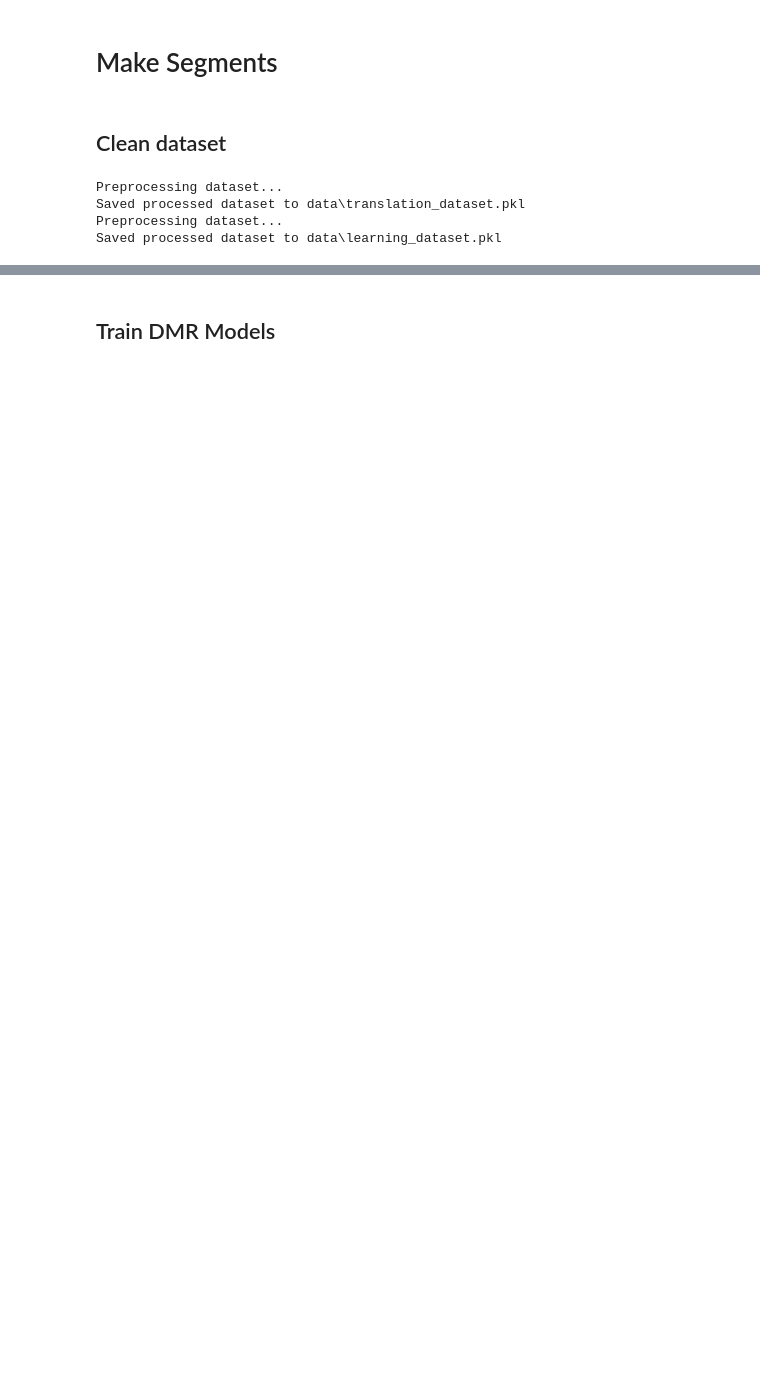
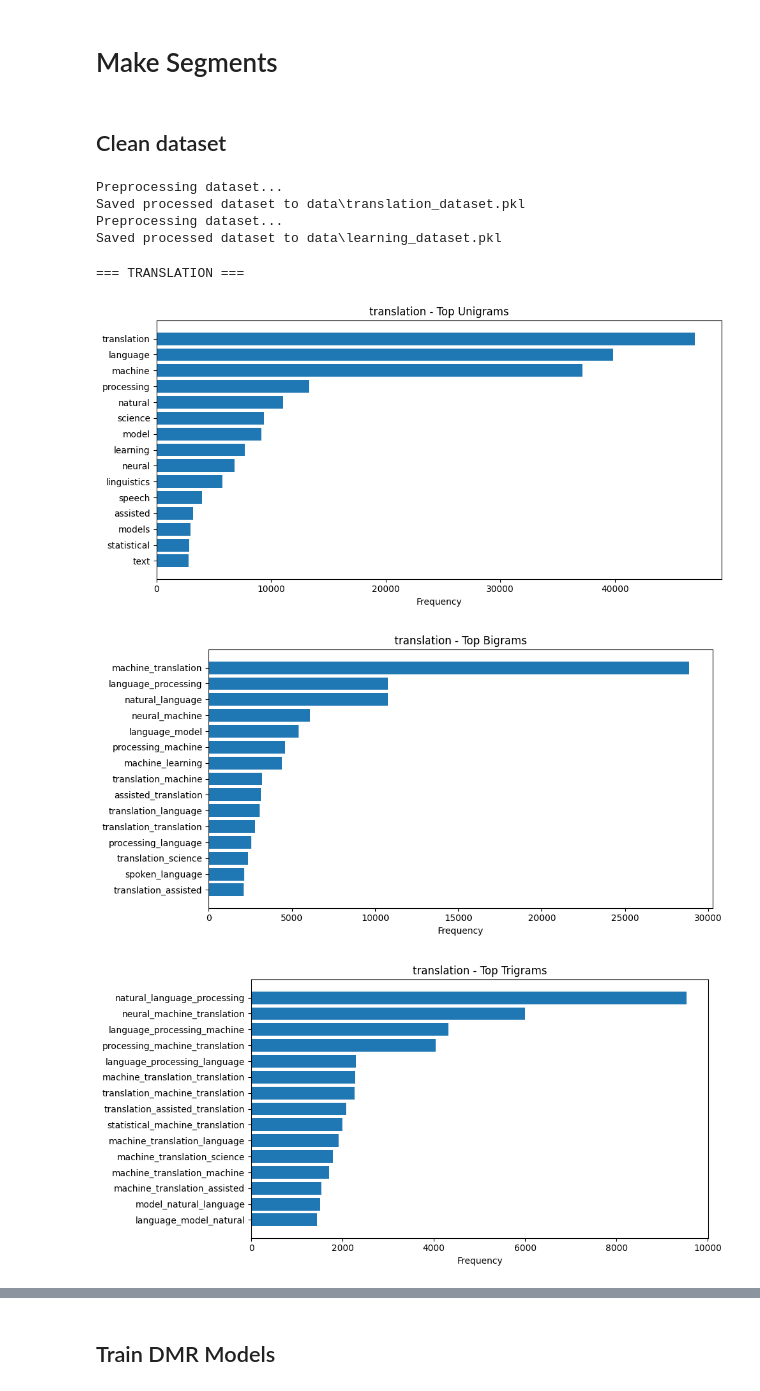
Before and after one commit to ilybevy/article-timeline, a Jupyter notebook: DMR_JS_DP.ipynb, the cells around one changed output, grey strips where cells are left out. Cells and saved outputs as stored; diff of their text form; code cells hidden in the pictures; blank space fills up the shorter version.

```diff
--- a/DMR_JS_DP.ipynb
+++ b/DMR_JS_DP.ipynb
@@ -17,3 +17,68 @@ Preprocessing dataset...
 Saved processed dataset to data\translation_dataset.pkl
 Preprocessing dataset...
 Saved processed dataset to data\learning_dataset.pkl
+# %%
+import pickle
+from collections import Counter
+import matplotlib.pyplot as plt
+
+
+def extract_ngrams(tokens_list):
+    unigram = Counter()
+    bigram = Counter()
+    trigram = Counter()
+
+    for tokens in tokens_list:
+        unigram.update(tokens)
+
+        bigram.update([
+            "_".join(tokens[i:i+2])
+            for i in range(len(tokens)-1)
+        ])
+
+        trigram.update([
+            "_".join(tokens[i:i+3])
+            for i in range(len(tokens)-2)
+        ])
+
+    return unigram, bigram, trigram
+
+
+def plot_top(counter, title, top_n=15):
+    most_common = counter.most_common(top_n)
+
+    words = [w for w, _ in most_common]
+    counts = [c for _, c in most_common]
+
+    plt.figure(figsize=(10, 5))
+    plt.barh(words[::-1], counts[::-1])
+    plt.title(title)
+    plt.xlabel("Frequency")
+    plt.tight_layout()
+    plt.show()
+
+
+def visualize_dataset(dataset_path, name="dataset"):
+    with open(dataset_path, "rb") as f:
+        year_groups = pickle.load(f)
+
+    # flatten tokens
+    all_tokens = []
+    for docs in year_groups.values():
+        for doc in docs:
+            all_tokens.append(doc["tokens"])
+
+    unigram, bigram, trigram = extract_ngrams(all_tokens)
+
+    print(f"\n=== {name.upper()} ===")
+
+    plot_top(unigram, f"{name} - Top Unigrams")
+    plot_top(bigram, f"{name} - Top Bigrams")
+    plot_top(trigram, f"{name} - Top Trigrams")
+
+visualize_dataset(r"data\translation_dataset.pkl", name="translation")
+# %% [output]
+=== TRANSLATION ===
+[figure, added]
+[figure, added]
+[figure, added]
```
Also changed, not shown: parts of 8 cells of this notebook, 5 other files.
